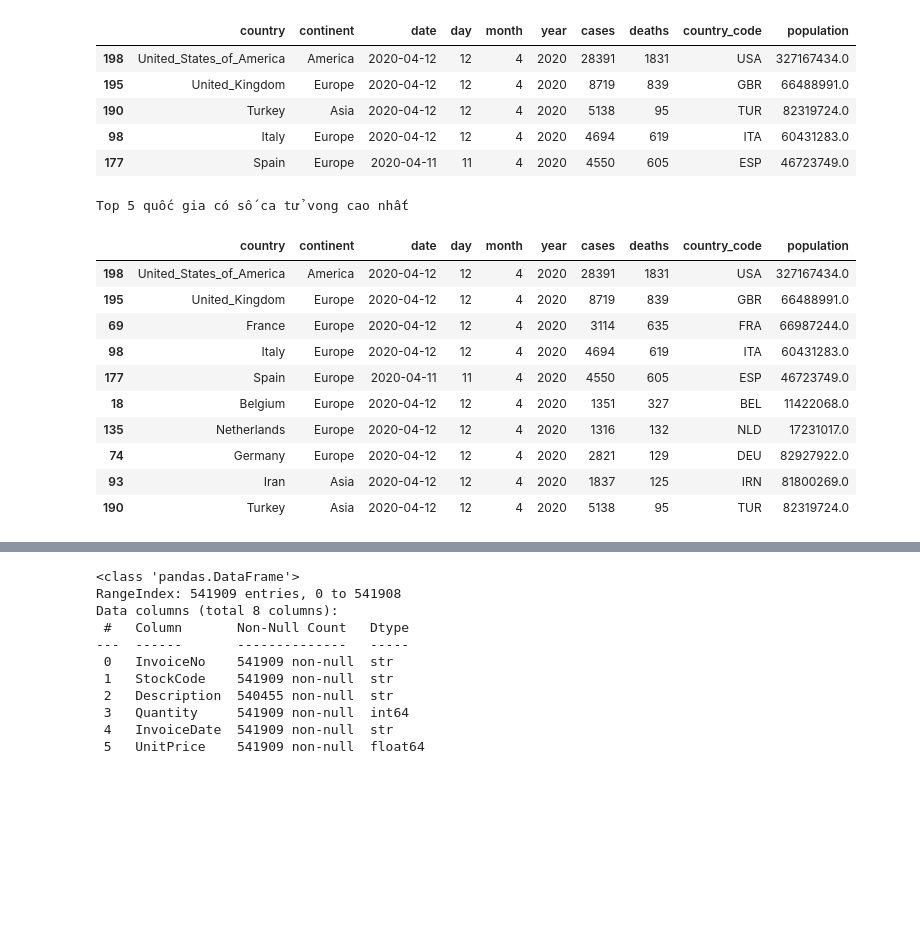
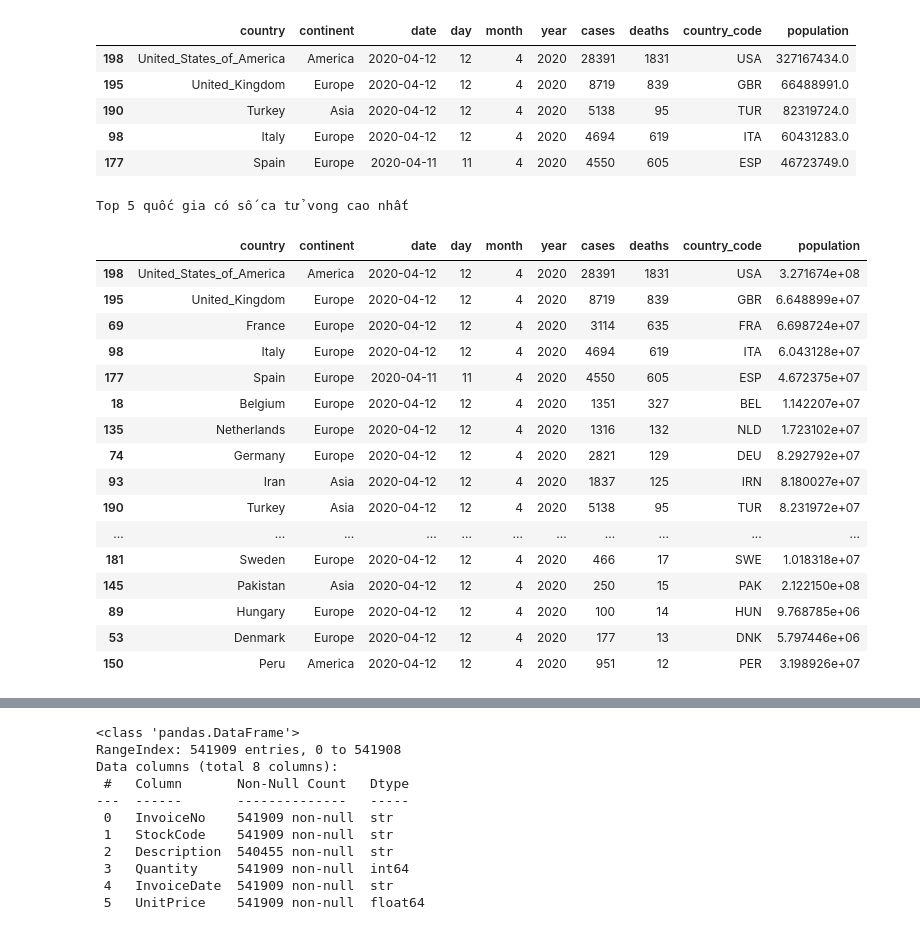
Before and after one commit to hunght92/Codegym, a Jupyter notebook: Học lại.ipynb, the cells around one changed output, grey strips where cells are left out. Cells and saved outputs as stored; diff of their text form; code cells hidden in the pictures; blank space fills up the shorter version.

```diff
--- a/Học lại.ipynb
+++ b/Học lại.ipynb
@@ -116,21 +116,27 @@ Top 5 quốc gia có số ca nhiễm mới cao nhất
 # %%
 #Top 5 quốc gia có số ca tử vong cao nhất
 print("Top 5 quốc gia có số ca tử vong cao nhất")
 data2 = df.sort_values('deaths', ascending = False)
-data2.head(10)
+data2.head(30)
 # %% [output]
 Top 5 quốc gia có số ca tử vong cao nhất
 |  | country | continent | date | day | month | year | cases | deaths | country_code | population |
-| 198 | United_States_of_America | America | 2020-04-12 | 12 | 4 | 2020 | 28391 | 1831 | USA | 327167434.0 |
-| 195 | United_Kingdom | Europe | 2020-04-12 | 12 | 4 | 2020 | 8719 | 839 | GBR | 66488991.0 |
-| 69 | France | Europe | 2020-04-12 | 12 | 4 | 2020 | 3114 | 635 | FRA | 66987244.0 |
-| 98 | Italy | Europe | 2020-04-12 | 12 | 4 | 2020 | 4694 | 619 | ITA | 60431283.0 |
-| 177 | Spain | Europe | 2020-04-11 | 11 | 4 | 2020 | 4550 | 605 | ESP | 46723749.0 |
-| 18 | Belgium | Europe | 2020-04-12 | 12 | 4 | 2020 | 1351 | 327 | BEL | 11422068.0 |
-| 135 | Netherlands | Europe | 2020-04-12 | 12 | 4 | 2020 | 1316 | 132 | NLD | 17231017.0 |
-| 74 | Germany | Europe | 2020-04-12 | 12 | 4 | 2020 | 2821 | 129 | DEU | 82927922.0 |
-| 93 | Iran | Asia | 2020-04-12 | 12 | 4 | 2020 | 1837 | 125 | IRN | 81800269.0 |
-| 190 | Turkey | Asia | 2020-04-12 | 12 | 4 | 2020 | 5138 | 95 | TUR | 82319724.0 |
+| 198 | United_States_of_America | America | 2020-04-12 | 12 | 4 | 2020 | 28391 | 1831 | USA | 3.271674e+08 |
+| 195 | United_Kingdom | Europe | 2020-04-12 | 12 | 4 | 2020 | 8719 | 839 | GBR | 6.648899e+07 |
+| 69 | France | Europe | 2020-04-12 | 12 | 4 | 2020 | 3114 | 635 | FRA | 6.698724e+07 |
+| 98 | Italy | Europe | 2020-04-12 | 12 | 4 | 2020 | 4694 | 619 | ITA | 6.043128e+07 |
+| 177 | Spain | Europe | 2020-04-11 | 11 | 4 | 2020 | 4550 | 605 | ESP | 4.672375e+07 |
+| 18 | Belgium | Europe | 2020-04-12 | 12 | 4 | 2020 | 1351 | 327 | BEL | 1.142207e+07 |
+| 135 | Netherlands | Europe | 2020-04-12 | 12 | 4 | 2020 | 1316 | 132 | NLD | 1.723102e+07 |
+| 74 | Germany | Europe | 2020-04-12 | 12 | 4 | 2020 | 2821 | 129 | DEU | 8.292792e+07 |
+| 93 | Iran | Asia | 2020-04-12 | 12 | 4 | 2020 | 1837 | 125 | IRN | 8.180027e+07 |
+| 190 | Turkey | Asia | 2020-04-12 | 12 | 4 | 2020 | 5138 | 95 | TUR | 8.231972e+07 |
+| ... | ... | ... | ... | ... | ... | ... | ... | ... | ... | ... |
+| 181 | Sweden | Europe | 2020-04-12 | 12 | 4 | 2020 | 466 | 17 | SWE | 1.018318e+07 |
+| 145 | Pakistan | Asia | 2020-04-12 | 12 | 4 | 2020 | 250 | 15 | PAK | 2.122150e+08 |
+| 89 | Hungary | Europe | 2020-04-12 | 12 | 4 | 2020 | 100 | 14 | HUN | 9.768785e+06 |
+| 53 | Denmark | Europe | 2020-04-12 | 12 | 4 | 2020 | 177 | 13 | DNK | 5.797446e+06 |
+| 150 | Peru | America | 2020-04-12 | 12 | 4 | 2020 | 951 | 12 | PER | 3.198926e+07 |
 # %%
 #Thực hành trên bộ dữ liệu Online Retail
 import pandas as pd
```
